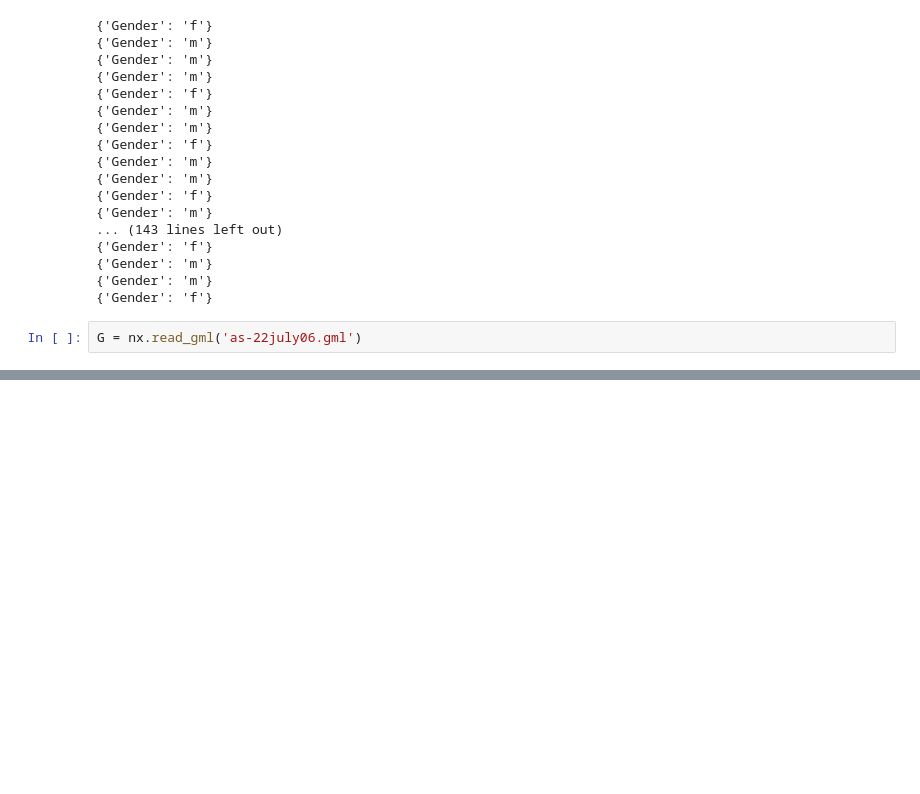
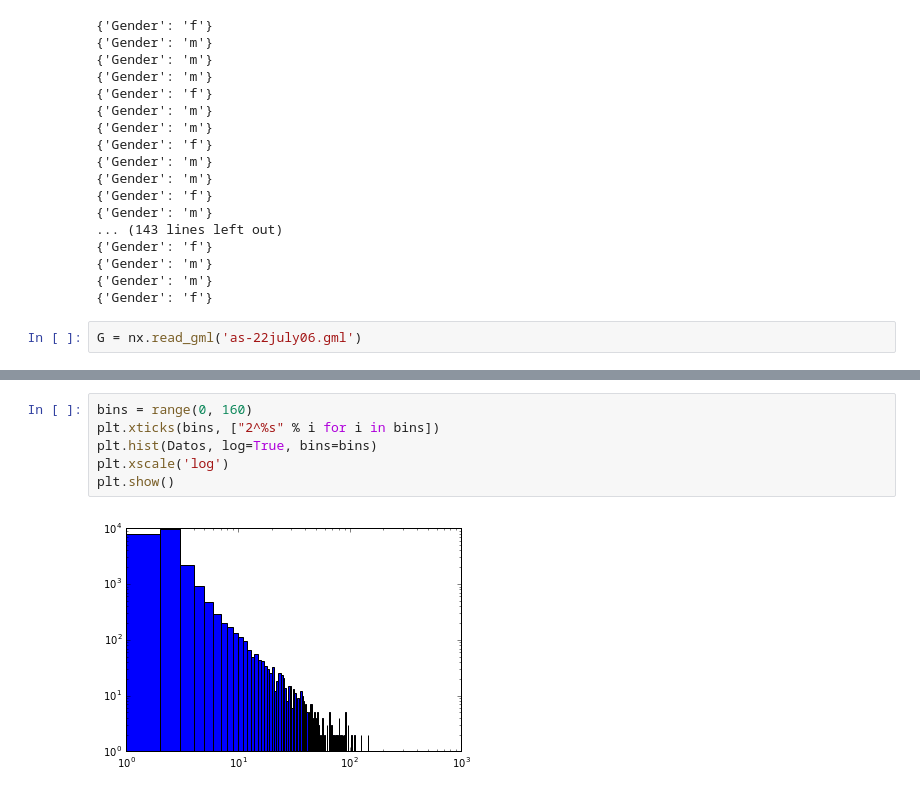
Before and after one commit to fedesevle/Redes_FLEM, a Jupyter notebook: Ejercicio2.ipynb, the cells around one changed output, grey strips where cells are left out. Cells and saved outputs as stored; diff of their text form; blank space fills up the shorter version.

```diff
--- a/Ejercicio2.ipynb
+++ b/Ejercicio2.ipynb
@@ -190,0 +214,8 @@ G = nx.read_gml('as-22july06.gml')
+# %%
+bins = range(0, 160)
+plt.xticks(bins, ["2^%s" % i for i in bins])
+plt.hist(Datos, log=True, bins=bins)
+plt.xscale('log')
+plt.show()
+# %% [output]
+[figure, added]
```
Also changed, not shown: parts of 3 cells of this notebook, 1 other file.
